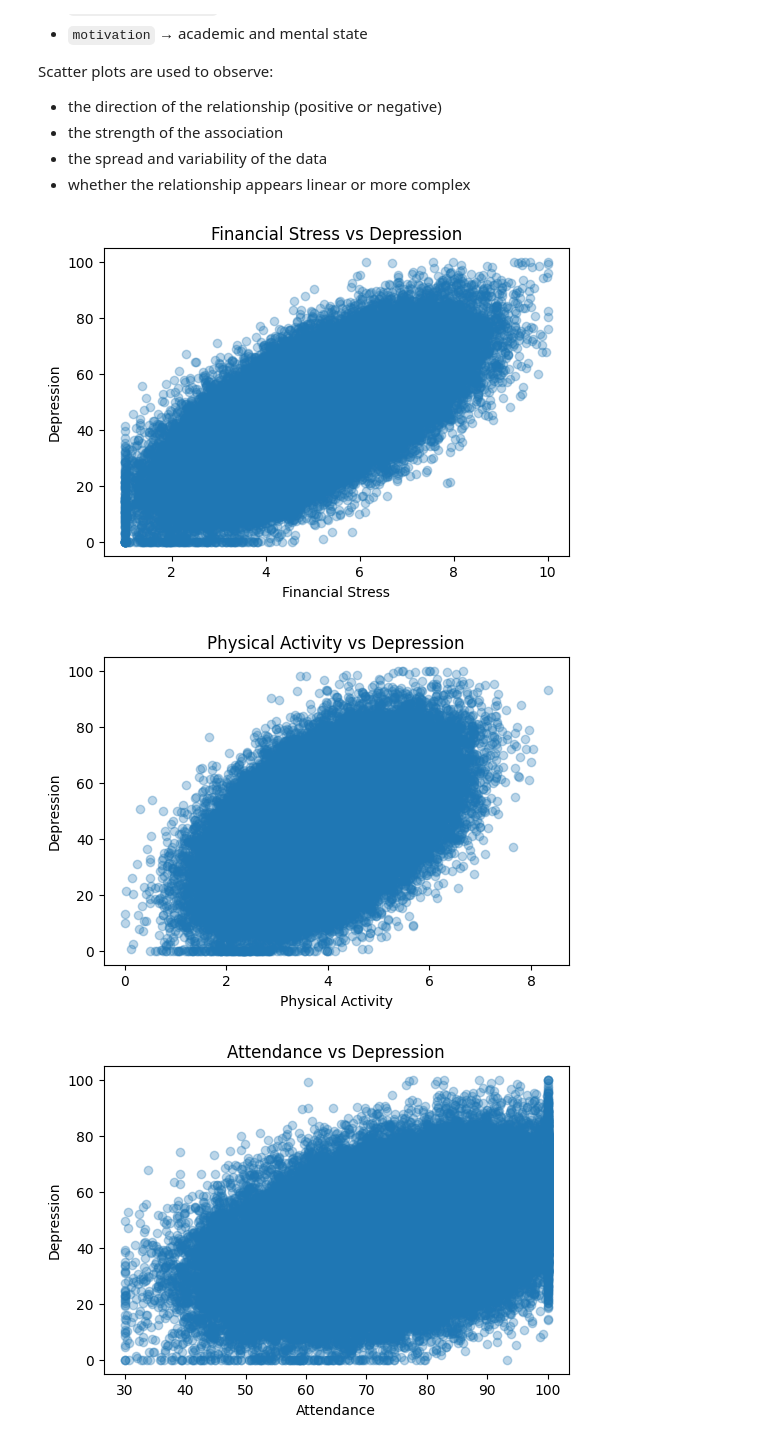
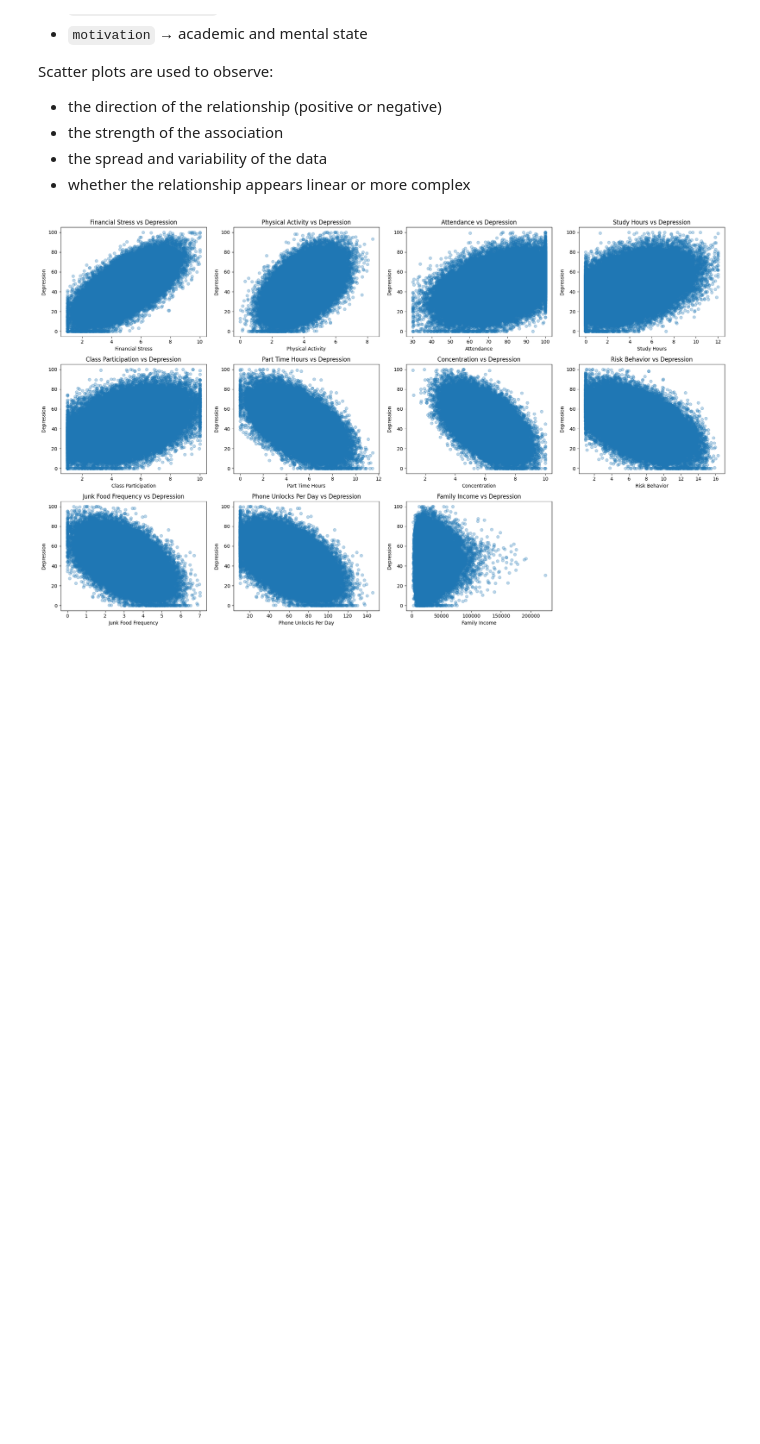
Before and after one commit to XyronTeam/ml-project, a Jupyter notebook: src/dataset_b/notebook_b.ipynb, the cells around one changed output. Saved outputs shown, nothing was run; the diff lists cells and outputs as text; code cells hidden in the pictures; blank space fills up the shorter version.

```diff
--- a/src/dataset_b/notebook_b.ipynb
+++ b/src/dataset_b/notebook_b.ipynb
@@ -37,7 +35,7 @@ from sklearn.ensemble import RandomForestRegressor
 # %% [markdown]
 ## Step 2: Load the Dataset
 # %%
-df = pd.read_csv(r"C:\Users\samak\Desktop\Machinelearning project\college_students_habits_1M.csv")
+df = pd.read_csv(r"college_students_habits_1M.csv")
 # %% [markdown]
 ## Step 3: Inspect the Dataset Structure
 # %%
@@ -567,7 +635,6 @@ df_sample.drop(columns=["performance_level"], inplace=True)
 
 # 2. Drop redundant / derived / leakage columns
 df_sample.drop(columns=[
-    "time_management",
     "netflix_hours",
     "screen_time",
     "gaming_hours",
@@ -627,29 +694,44 @@ Scatter plots are used to observe:
 - the spread and variability of the data
 - whether the relationship appears linear or more complex
 # %%
+import matplotlib.pyplot as plt
+import math
+
 features_to_plot = [
     "financial_stress",
     "physical_activity",
     "attendance",
     "study_hours",
     "class_participation",
     "part_time_hours",
     "concentration",
     "risk_behavior",
     "junk_food_frequency",
     "phone_unlocks_per_day",
-     "family_income",
-"parental_education_level",
-"hostel_student",
+    "family_income"
 ]
-for feature in features_to_plot:
-    plt.figure(figsize=(6,4))
-    plt.scatter(df_sample[feature], df_sample["depression"], alpha=0.3)
-    plt.xlabel(feature.replace("_", " ").title())
-    plt.ylabel("Depression")
-    plt.title(f"{feature.replace('_', ' ').title()} vs Depression")
-    plt.show()
+
+# Number of columns
+cols = 4
+
+# Compute number of rows needed
+rows = math.ceil(len(features_to_plot) / cols)
+
+# Create subplots
+fig, axes = plt.subplots(rows, cols, figsize=(20, rows * 4))
+axes = axes.flatten()  # Flatten for easy indexing
+
+for i, feature in enumerate(features_to_plot):
+    axes[i].scatter(df_sample[feature], df_sample["depression"], alpha=0.3)
+    axes[i].set_xlabel(feature.replace("_", " ").title())
+    axes[i].set_ylabel("Depression")
+    axes[i].set_title(f"{feature.replace('_', ' ').title()} vs Depression")
+
+# Remove empty plots (if any)
+for j in range(i + 1, len(axes)):
+    fig.delaxes(axes[j])
+
+plt.tight_layout()
+plt.show()
 # %% [output]
-[figure, old version]
+[figure, new version]
-[figure, removed]
-[figure, removed]
```
Also changed, not shown: parts of 54 cells of this notebook.
